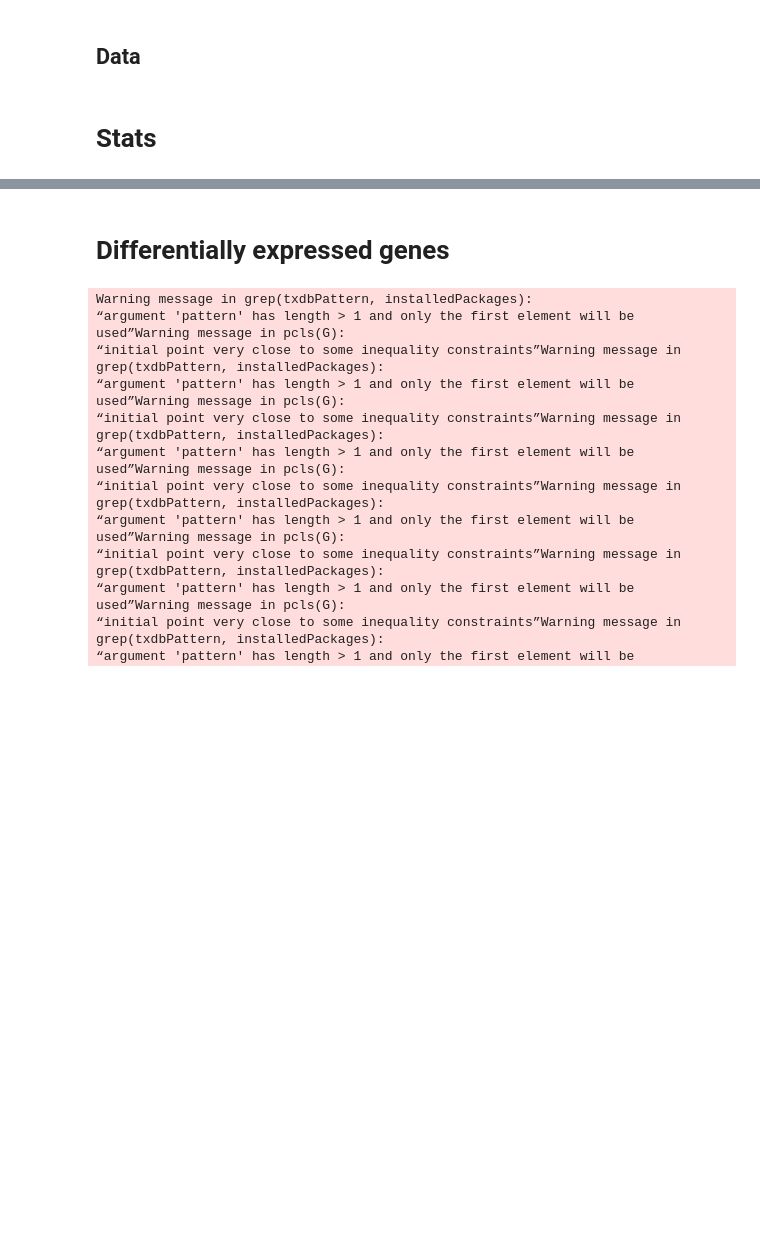
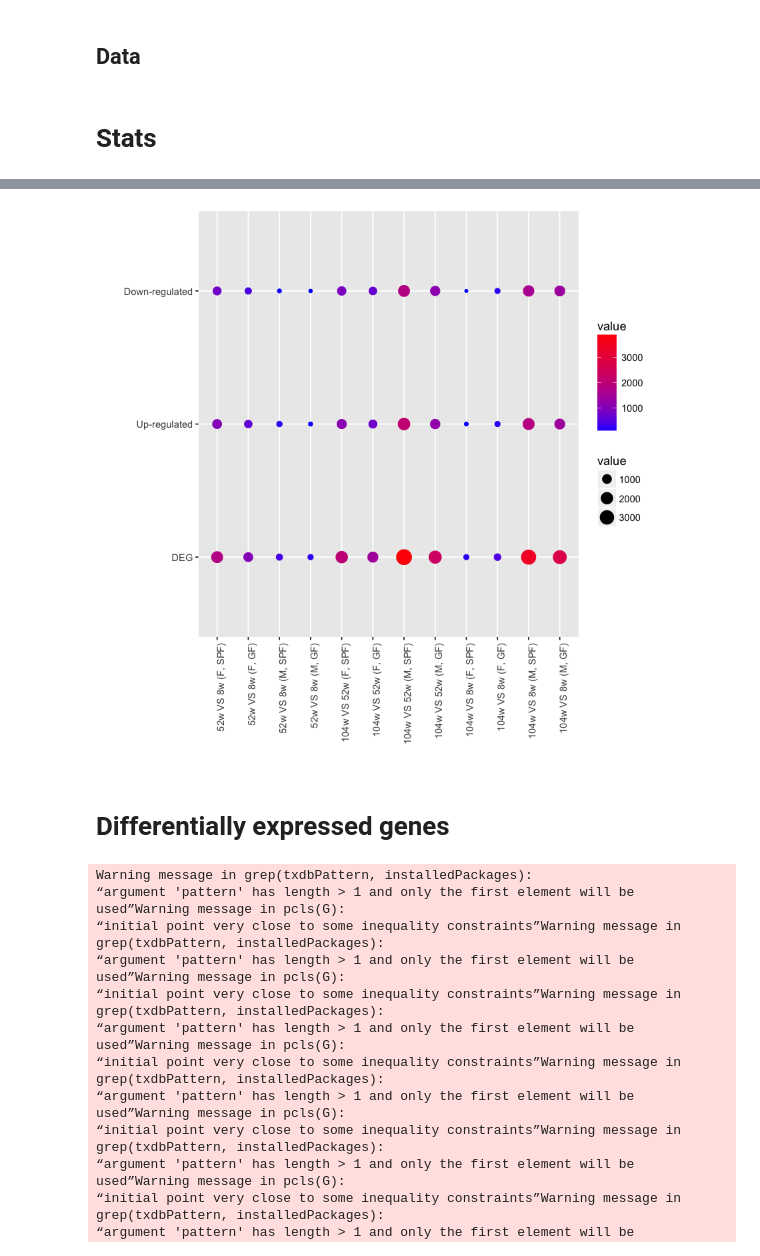
Before and after one commit to anuprulez/amma, a Jupyter notebook: src/age-effect-type-gender.ipynb, the cells around one changed output, grey strips where cells are left out. Drawn from its saved outputs; the diff is of its cells as text; code cells hidden in the pictures; blank space fills up the shorter version.

```diff
--- a/src/age-effect-type-gender.ipynb
+++ b/src/age-effect-type-gender.ipynb
@@ -109,3 +109,7 @@ age_gender_type_stats
+# %%
+plot_stat_mat(age_gender_type_stats)
+# %% [output]
+[figure, added]
 # %% [markdown]
 # Differentially expressed genes
 # %%
```
Also changed, not shown: parts of 23 cells of this notebook, 30 other files.
